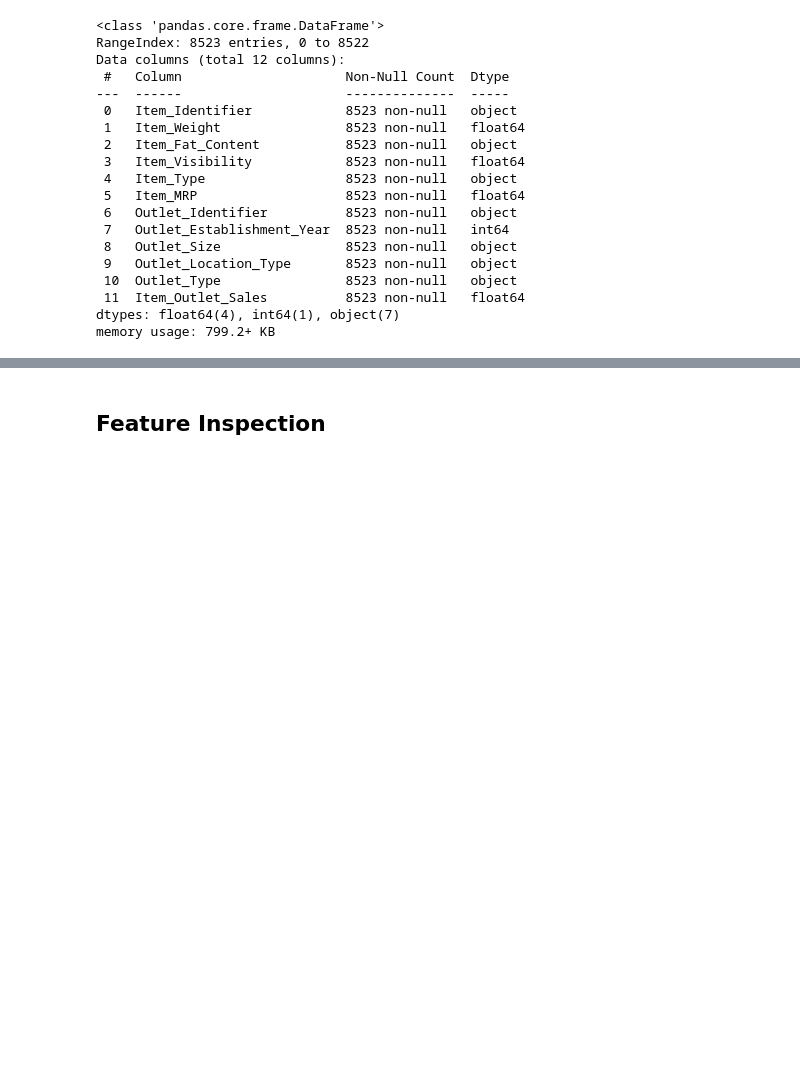
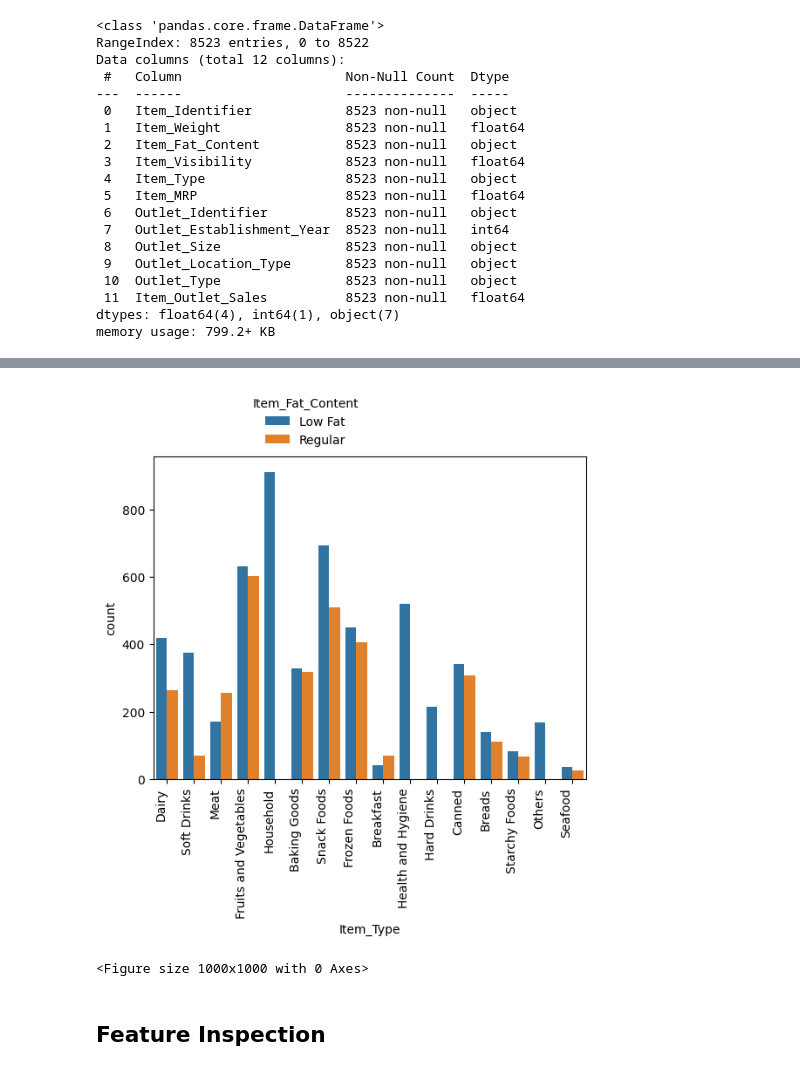
Before and after one commit to KamalRiad90/Prediction-of-Product-Sales, a Jupyter notebook: Prediction_of_Product_Sales.ipynb, the cells around one changed output, grey strips where cells are left out. Cells and saved outputs as stored; diff of their text form; code cells hidden in the pictures; blank space fills up the shorter version.

```diff
--- a/Prediction_of_Product_Sales.ipynb
+++ b/Prediction_of_Product_Sales.ipynb
@@ -278,2 +290,14 @@ plt.show()
+# %%
+ax=sns.countplot(data=df,x=df['Item_Type'],hue=df['Item_Fat_Content'])
+plt.figure(figsize=(10,10))
+sns.move_legend(
+    ax, "lower right",
+    bbox_to_anchor=(.5,1),
+    frameon=False,
+)
+ax.set_xticklabels(ax.get_xticklabels(), rotation=90, ha='right');
+# %% [output]
+[figure, added]
+<Figure size 1000x1000 with 0 Axes>
 # %% [markdown]
 ## Feature Inspection
```
Also changed, not shown: parts of 5 cells of this notebook.
